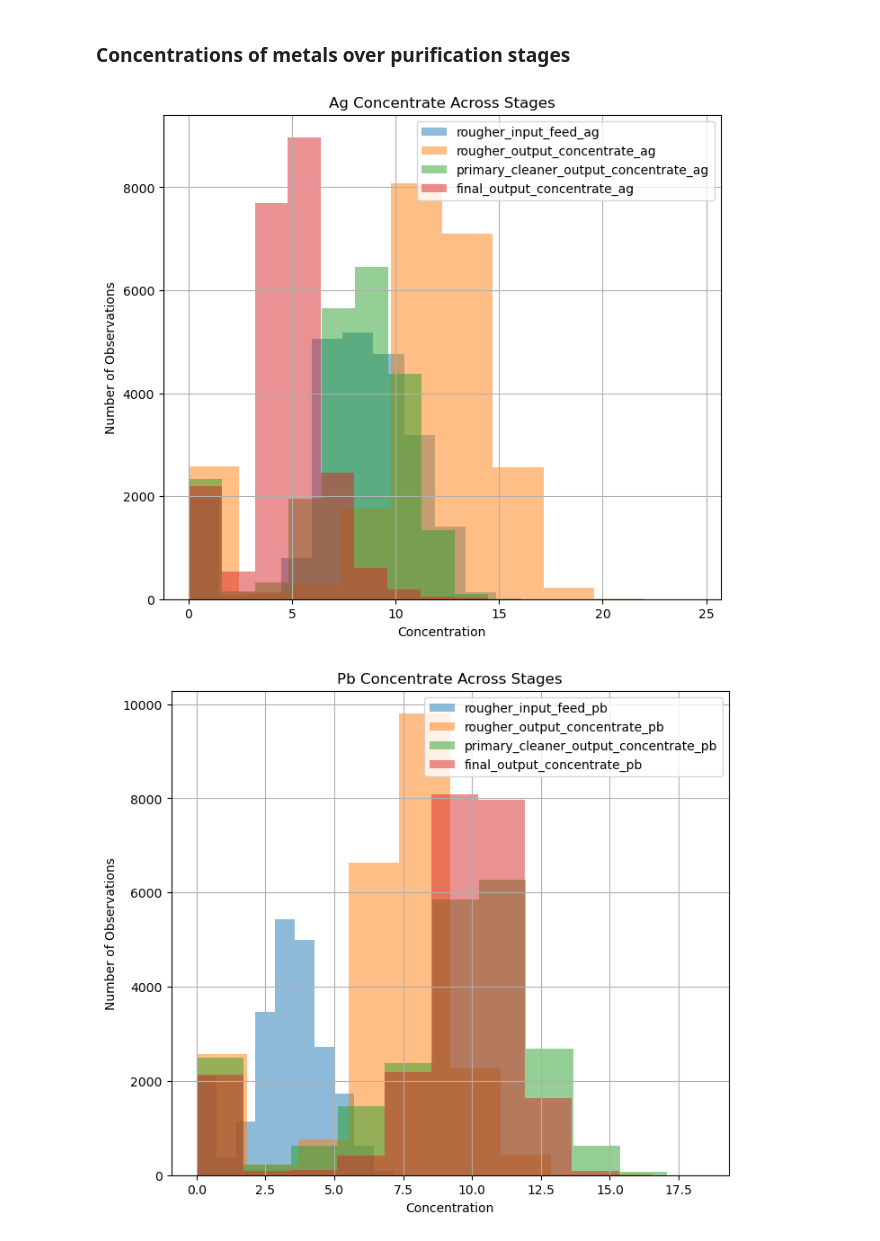
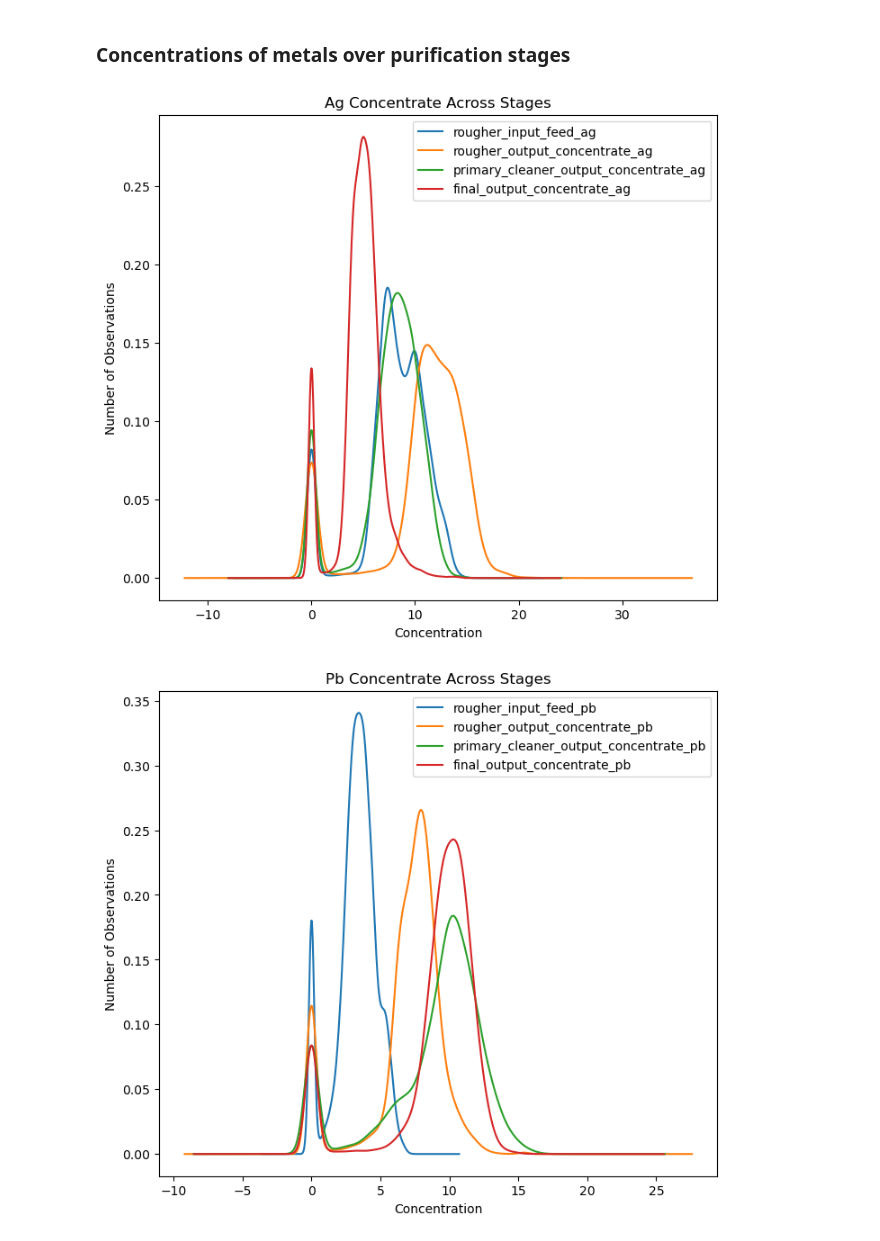
Before and after one commit to kellyshreeve/gold-recovery, a Jupyter notebook: gold-recovery-analysis.ipynb, the cells around one changed output. Saved outputs shown, nothing was run; the diff lists cells and outputs as text; code cells hidden in the pictures.

```diff
--- a/gold-recovery-analysis.ipynb
+++ b/gold-recovery-analysis.ipynb
@@ -290,27 +290,27 @@ All variables look fairly normally distributed. Most variables have an additiona
 # %% [markdown]
 ### Concentrations of metals over purification stages
 # %%
-gold_full['rougher_input_feed_ag'].hist(alpha=0.5, legend=True, figsize=(8, 7))
-gold_full['rougher_output_concentrate_ag'].hist(alpha=0.5, legend=True)
-gold_full['primary_cleaner_output_concentrate_ag'].hist(alpha=0.5, legend=True)
-gold_full['final_output_concentrate_ag'].hist(alpha=0.5, legend=True)
+gold_full['rougher_input_feed_ag'].plot(kind='density', legend=True, figsize=(8, 7))
+gold_full['rougher_output_concentrate_ag'].plot(kind='density', legend=True)
+gold_full['primary_cleaner_output_concentrate_ag'].plot(kind='density', legend=True)
+gold_full['final_output_concentrate_ag'].plot(kind='density', legend=True)
 
 plt.title('Ag Concentrate Across Stages')
 plt.xlabel('Concentration')
 plt.ylabel('Number of Observations')
 plt.show()
 # %% [output]
-[figure, old version]
+[figure, new version]
 # %%
-gold_full['rougher_input_feed_pb'].hist(alpha=0.5, legend=True, figsize=(8, 7))
-gold_full['rougher_output_concentrate_pb'].hist(alpha=0.5, legend=True)
-gold_full['primary_cleaner_output_concentrate_pb'].hist(alpha=0.5, legend=True)
-gold_full['final_output_concentrate_pb'].hist(alpha=0.5, legend=True)
+gold_full['rougher_input_feed_pb'].plot(kind='density', legend=True, figsize=(8, 7))
+gold_full['rougher_output_concentrate_pb'].plot(kind='density', legend=True)
+gold_full['primary_cleaner_output_concentrate_pb'].plot(kind='density', legend=True)
+gold_full['final_output_concentrate_pb'].plot(kind='density', legend=True)
 
 plt.title('Pb Concentrate Across Stages')
 plt.xlabel('Concentration')
 plt.ylabel('Number of Observations')
 plt.show()
 # %% [output]
-[figure, old version]
+[figure, new version]
 # %%
```
Also changed, not shown: parts of 1 cell of this notebook.
